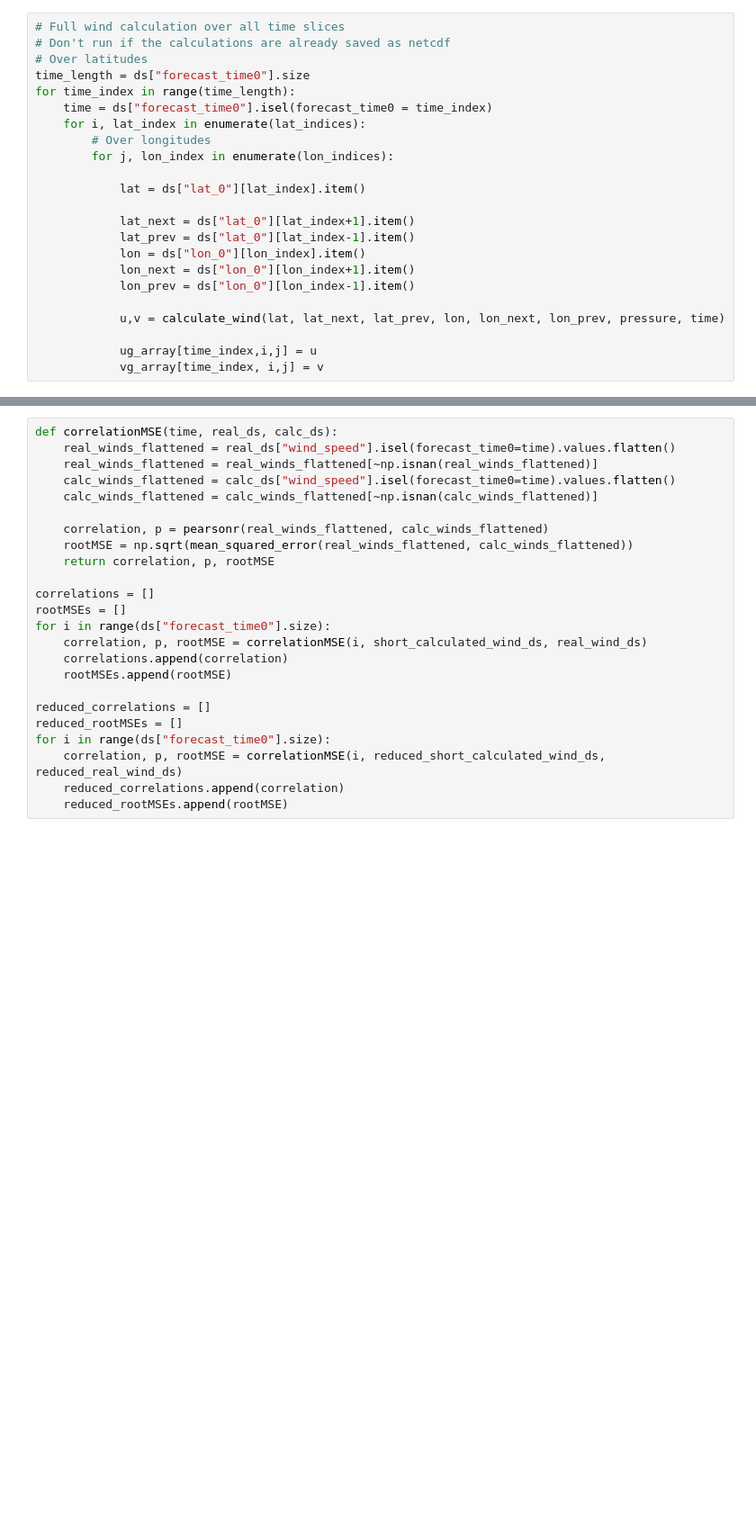
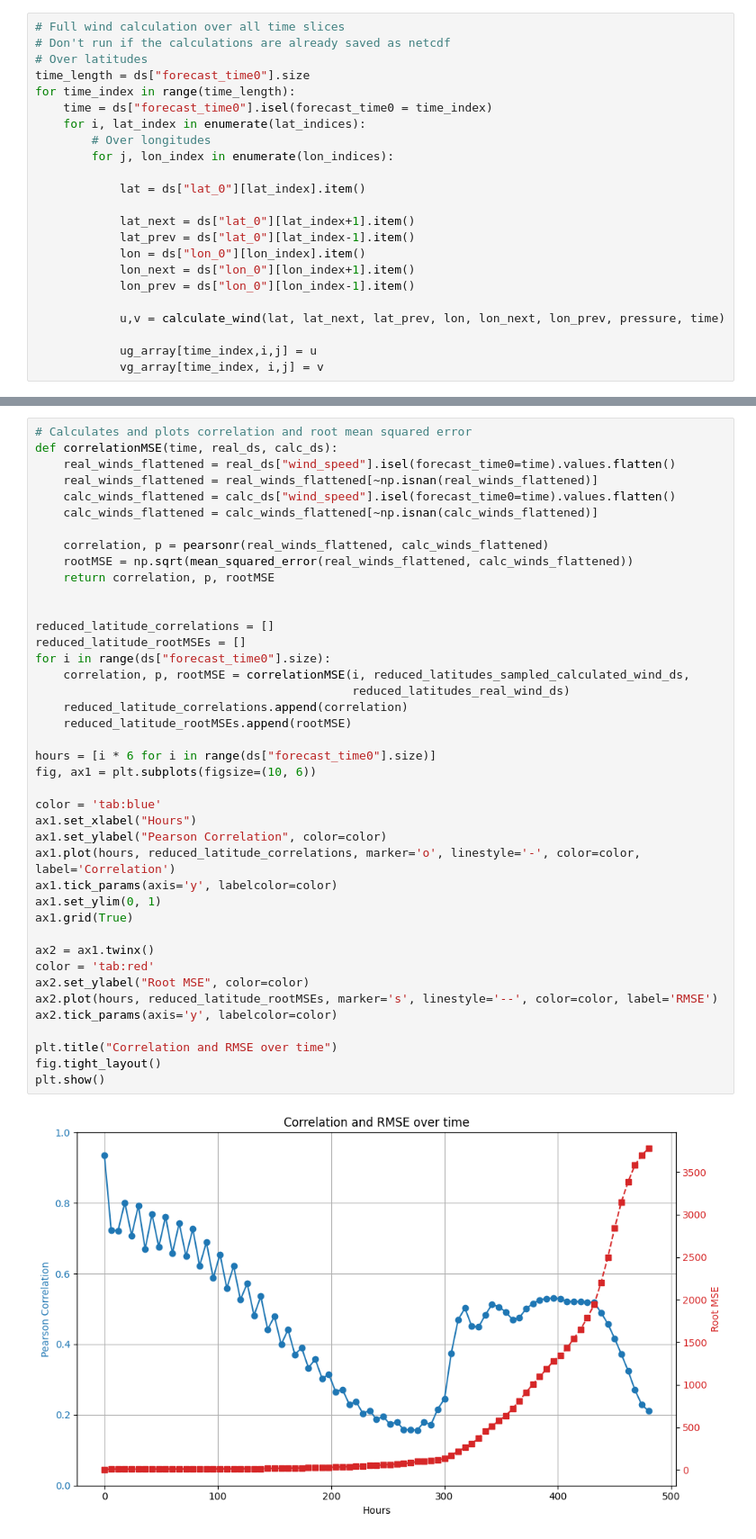
Before and after one commit to samjdurante/geostrophic-balance-meteo496, a Jupyter notebook: balance-fourcastnet.ipynb, the cells around one changed output, grey strips where cells are left out. Shown at 90% size. Cells and saved outputs as stored; diff of their text form; blank space fills up the shorter version.

```diff
--- a/balance-fourcastnet.ipynb
+++ b/balance-fourcastnet.ipynb
@@ -186,24 +193,43 @@ plot_wind_side_by_side(real_speed, calc_speed, time_index)
 # %%
+# Calculates and plots correlation and root mean squared error
 def correlationMSE(time, real_ds, calc_ds):
     real_winds_flattened = real_ds["wind_speed"].isel(forecast_time0=time).values.flatten()
     real_winds_flattened = real_winds_flattened[~np.isnan(real_winds_flattened)]
     calc_winds_flattened = calc_ds["wind_speed"].isel(forecast_time0=time).values.flatten()
     calc_winds_flattened = calc_winds_flattened[~np.isnan(calc_winds_flattened)]
 
     correlation, p = pearsonr(real_winds_flattened, calc_winds_flattened)
     rootMSE = np.sqrt(mean_squared_error(real_winds_flattened, calc_winds_flattened))
     return correlation, p, rootMSE
 
-correlations = []
-rootMSEs = []
+
+reduced_latitude_correlations = []
+reduced_latitude_rootMSEs = []
 for i in range(ds["forecast_time0"].size):
-    correlation, p, rootMSE = correlationMSE(i, short_calculated_wind_ds, real_wind_ds)
-    correlations.append(correlation)
-    rootMSEs.append(rootMSE)
+    correlation, p, rootMSE = correlationMSE(i, reduced_latitudes_sampled_calculated_wind_ds,
+                                             reduced_latitudes_real_wind_ds)
+    reduced_latitude_correlations.append(correlation)
+    reduced_latitude_rootMSEs.append(rootMSE)
 
-reduced_correlations = []
-reduced_rootMSEs = []
-for i in range(ds["forecast_time0"].size):
-    correlation, p, rootMSE = correlationMSE(i, reduced_short_calculated_wind_ds, reduced_real_wind_ds)
-    reduced_correlations.append(correlation)
-    reduced_rootMSEs.append(rootMSE)
+hours = [i * 6 for i in range(ds["forecast_time0"].size)]
+fig, ax1 = plt.subplots(figsize=(10, 6))
+
+color = 'tab:blue'
+ax1.set_xlabel("Hours")
+ax1.set_ylabel("Pearson Correlation", color=color)
+ax1.plot(hours, reduced_latitude_correlations, marker='o', linestyle='-', color=color, label='Correlation')
+ax1.tick_params(axis='y', labelcolor=color)
+ax1.set_ylim(0, 1)
+ax1.grid(True)
+
+ax2 = ax1.twinx()
+color = 'tab:red'
+ax2.set_ylabel("Root MSE", color=color)
+ax2.plot(hours, reduced_latitude_rootMSEs, marker='s', linestyle='--', color=color, label='RMSE')
+ax2.tick_params(axis='y', labelcolor=color)
+
+plt.title("Correlation and RMSE over time")
+fig.tight_layout()
+plt.show()
+# %% [output]
+[figure, added]
```
Also changed, not shown: parts of 7 cells of this notebook, 1 other file.
